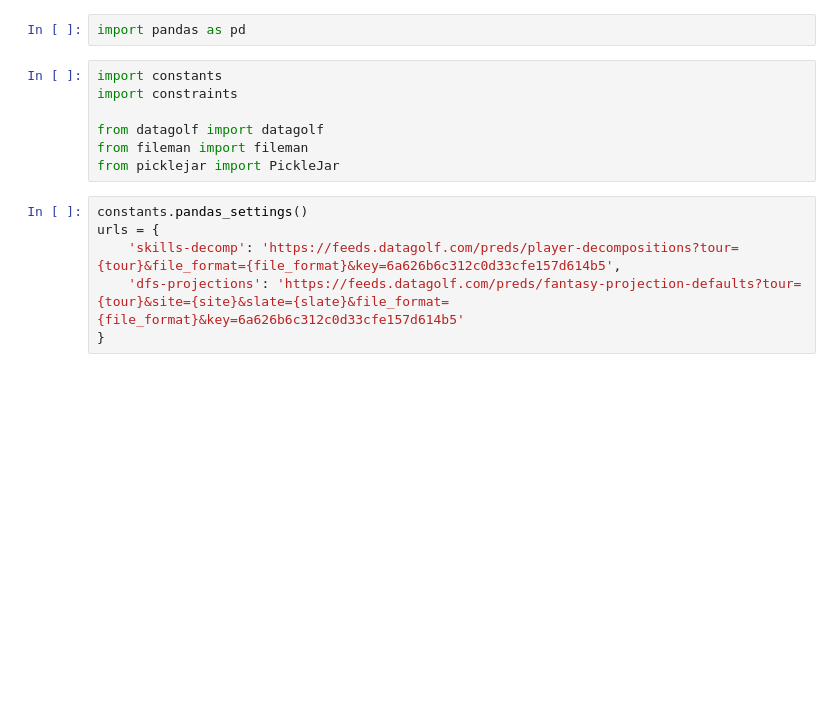
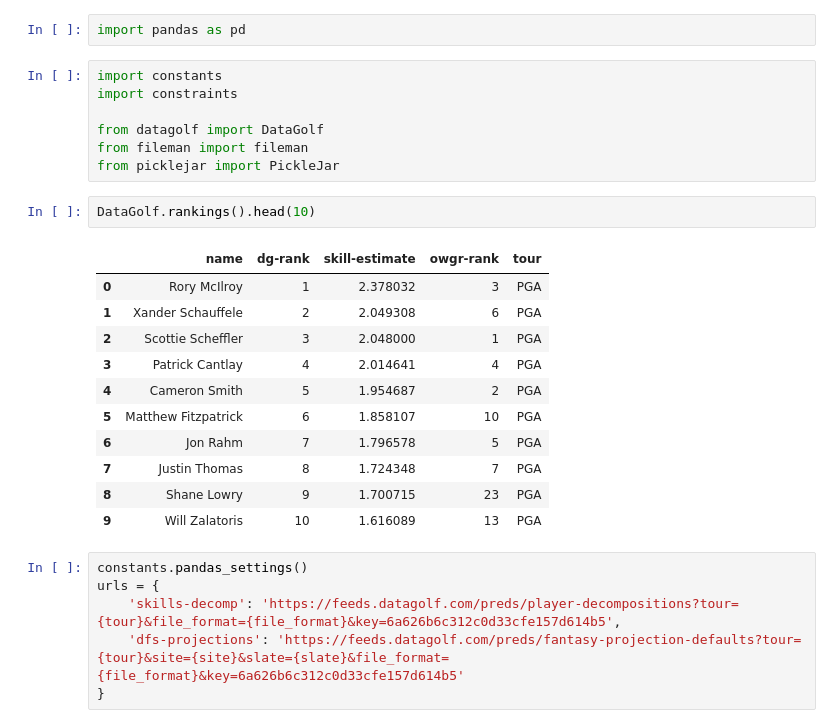
Before and after one commit to MrPickles5/pga-dfs, a Jupyter notebook: src/datagolf_sh.ipynb, the cells around one changed output. Cells and saved outputs as stored; diff of their text form; blank space fills up the shorter version.

```diff
--- a/src/datagolf_sh.ipynb
+++ b/src/datagolf_sh.ipynb
@@ -4,9 +4,23 @@ import pandas as pd
 import constants
 import constraints
 
-from datagolf import datagolf
+from datagolf import DataGolf
 from fileman import fileman
 from picklejar import PickleJar
+# %%
+DataGolf.rankings().head(10)
+# %% [output]
+|  | name | dg-rank | skill-estimate | owgr-rank | tour |
+| 0 | Rory McIlroy | 1 | 2.378032 | 3 | PGA |
+| 1 | Xander Schauffele | 2 | 2.049308 | 6 | PGA |
+| 2 | Scottie Scheffler | 3 | 2.048000 | 1 | PGA |
+| 3 | Patrick Cantlay | 4 | 2.014641 | 4 | PGA |
+| 4 | Cameron Smith | 5 | 1.954687 | 2 | PGA |
+| 5 | Matthew Fitzpatrick | 6 | 1.858107 | 10 | PGA |
+| 6 | Jon Rahm | 7 | 1.796578 | 5 | PGA |
+| 7 | Justin Thomas | 8 | 1.724348 | 7 | PGA |
+| 8 | Shane Lowry | 9 | 1.700715 | 23 | PGA |
+| 9 | Will Zalatoris | 10 | 1.616089 | 13 | PGA |
 # %%
 constants.pandas_settings()
 urls = {
```
Also changed, not shown: parts of 4 cells of this notebook, 17 other files.
